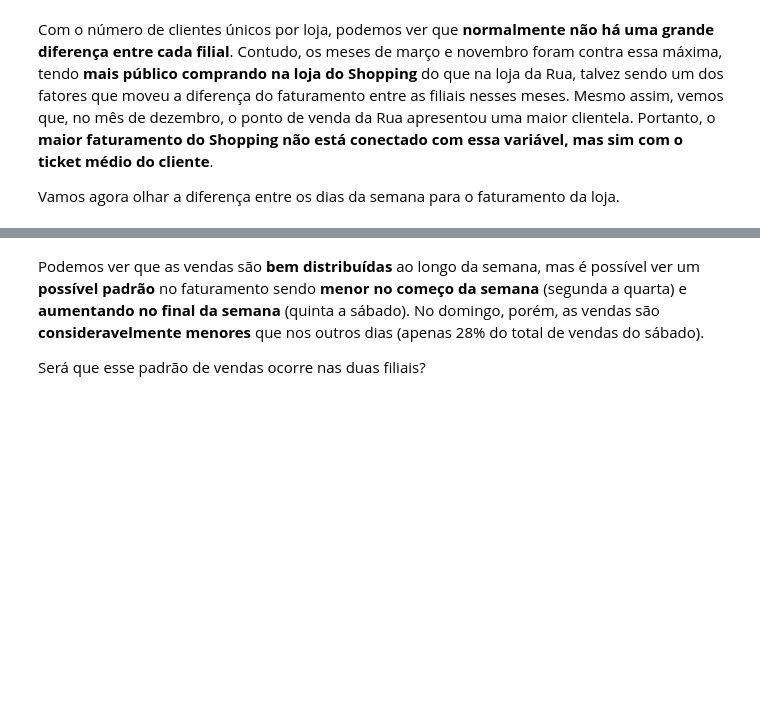
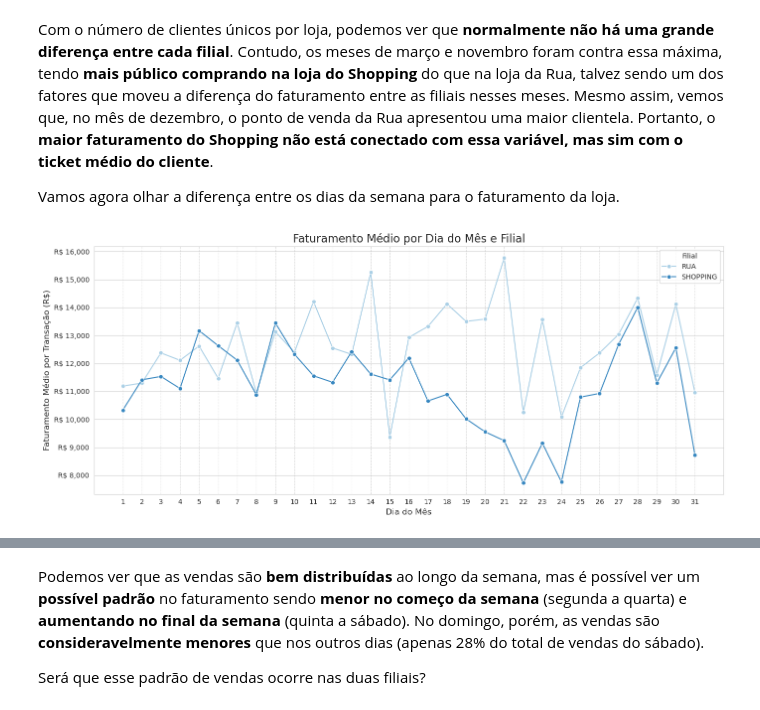
Before and after one commit to felipefsleal/Grupo6-ProjetoFinal, a Jupyter notebook: notebooks/01_eda.ipynb, the cells around one changed output, grey strips where cells are left out. Drawn from its saved outputs; the diff is of its cells as text; code cells hidden in the pictures; blank space fills up the shorter version.

```diff
--- a/notebooks/01_eda.ipynb
+++ b/notebooks/01_eda.ipynb
@@ -256,5 +266,9 @@ pff.plot_clientes_unicos_mensal_filial(vendas)
 Com o número de clientes únicos por loja, podemos ver que **normalmente não há uma grande diferença entre cada filial**. Contudo, os meses de março e novembro foram contra essa máxima, tendo **mais público comprando na loja do Shopping** do que na loja da Rua, talvez sendo um dos fatores que moveu a diferença do faturamento entre as filiais nesses meses. Mesmo assim, vemos que, no mês de dezembro, o ponto de venda da Rua apresentou uma maior clientela. Portanto, o **maior faturamento do Shopping não está conectado com essa variável, mas sim com o ticket médio do cliente**.
 
 Vamos agora olhar a diferença entre os dias da semana para o faturamento da loja.
+# %%
+pff.vendas_dia_mes(vendas)
+# %% [output]
+[figure, added]
 # %%
 pff.vendas_totais_dia_semana(vendas)
```
Also changed, not shown: parts of 16 cells of this notebook.
